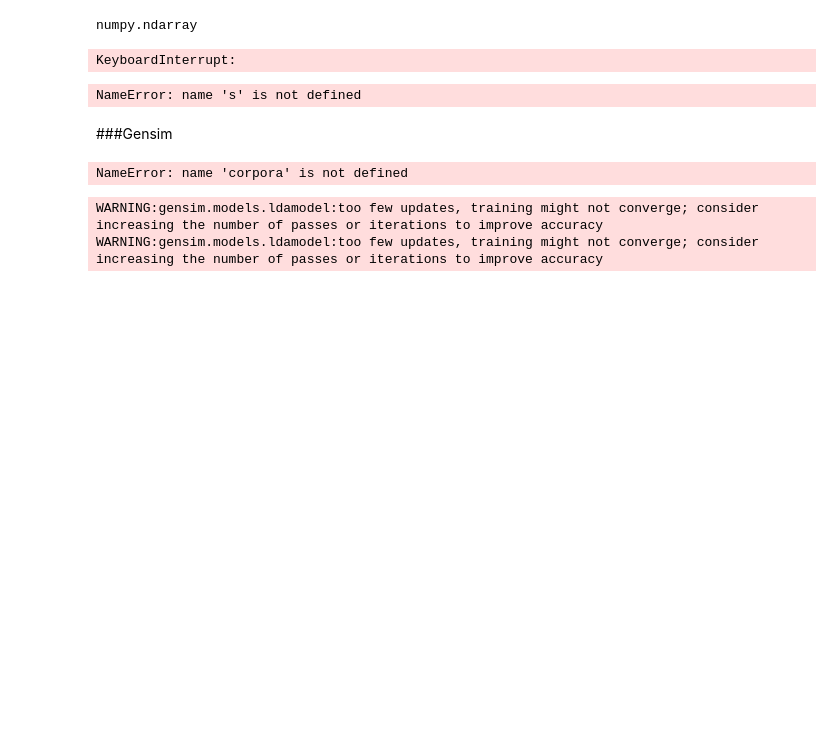
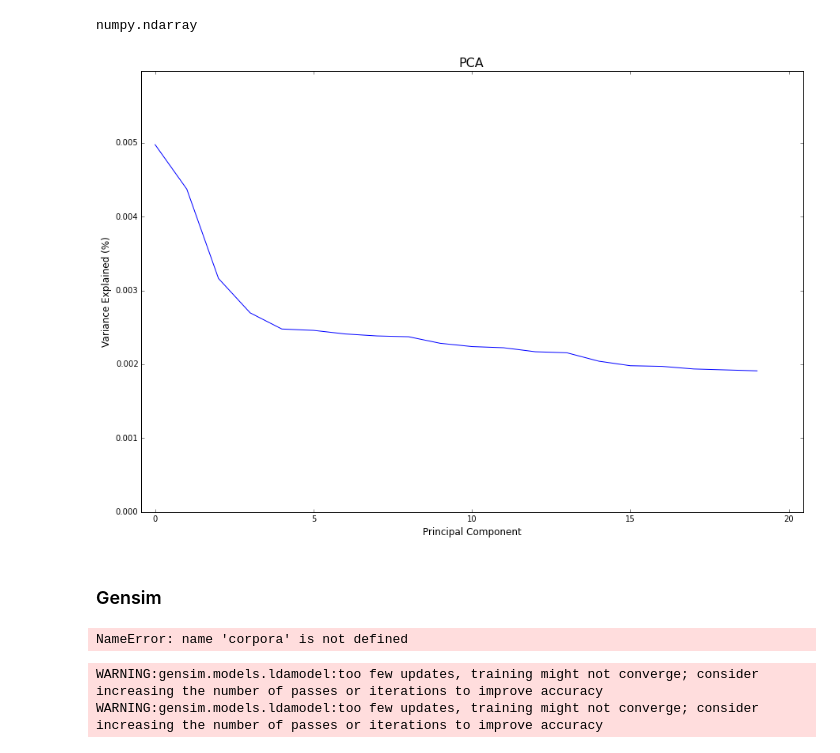
Before and after one commit to PeggyFan/Project, a Jupyter notebook: Modeling.ipynb, the cells around one changed output. Cells and saved outputs as stored; diff of their text form; code cells hidden in the pictures; blank space fills up the shorter version.

```diff
--- a/Modeling.ipynb
+++ b/Modeling.ipynb
@@ -220,7 +220,7 @@ len(data_drop)
 # %% [markdown]
 ### Model comparison
 # %%
-sanders = pd.read_csv('../data/sanders_scores.csv')
+sanders = pd.read_csv('data/sanders_scores.csv')
 # %%
 sanders_short = sanders[(sanders['Sentiment'] < -0.1) | (sanders['Sentiment'] > 0.2)]
 def to_filter(text):
@@ -255,22 +258,30 @@ type(X_train)
 # %% [output]
 numpy.ndarray
 # %%
-pca = PCA(n_components=30)
+pca = PCA(n_components=20)
 X_pca = pca.fit_transform(X_train)
+# %%
+def scree_plot(pca, title=None):
+    num_components = pca.n_components_
+    ind = np.arange(num_components)
+    vals = pca.explained_variance_ratio_
+    plt.figure(figsize=(15,10), dpi=250)
+    ax = plt.subplot(111)
+    ax.plot(ind, vals)
+
+    ax.set_ylim(0, max(vals)+0.001)
+    ax.set_xlim(0-0.45, 20+0.45)
+
+    ax.set_xlabel("Principal Component", fontsize=12)
+    ax.set_ylabel("Variance Explained (%)", fontsize=12)
+
+    if title is not None:
+        plt.title(title, fontsize=16)
+# %%
+scree_plot(pca, title = "PCA")
+# %% [output]
+[figure, added]
 # %%
-u, s, v = svd(X_train)[0], svd(X_train)[1], svd(X_train)[2]
-variance = s*s
-percentage = variance/float(sum(variance))
+# u, s, v = svd(X_train)[0], svd(X_train)[1], svd(X_train)[2]
+# variance = s*s
+# percentage = variance/float(sum(variance))
-# %% [output]
-KeyboardInterrupt:
-# %%
-eigvals = s**2 / np.cumsum(S)[-1]
-
-fig = plt.figure(figsize=(8,5))
-sing_vals = np.arange(num_vars) + 1
-plt.plot(sing_vals, eigvals, 'ro-', linewidth=2)
-plt.title('Scree Plot')
-plt.xlabel('Principal Component')
-plt.ylabel('Eigenvalue')
-# %% [output]
-NameError: name 's' is not defined
@@ -281,5 +288,5 @@ plt.show()
 # %% [markdown]
-###Gensim
+### Gensim
 # %%
 # remove words that appear only once
 from collections import defaultdict
```
Also changed, not shown: parts of 3 cells of this notebook, 3 other files.
